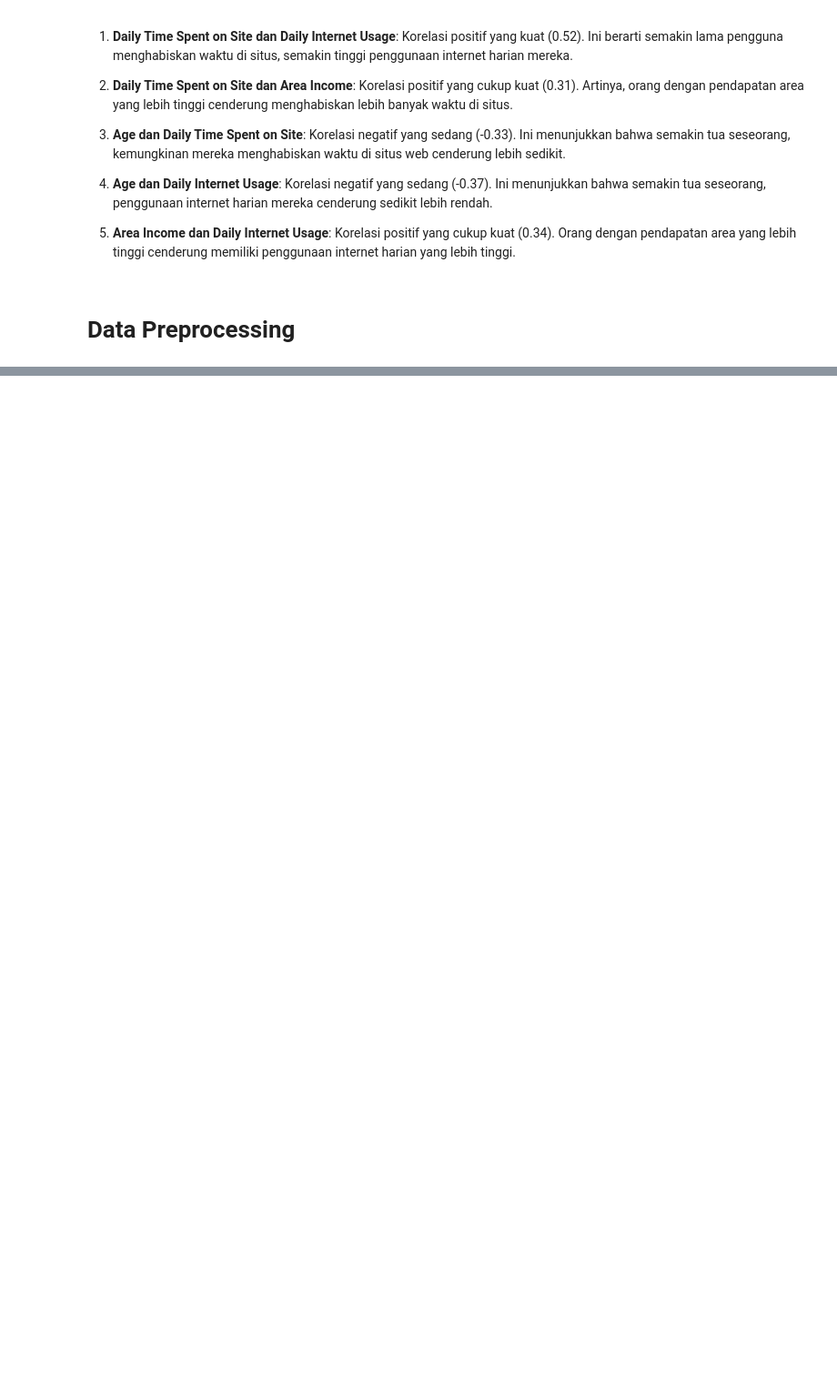
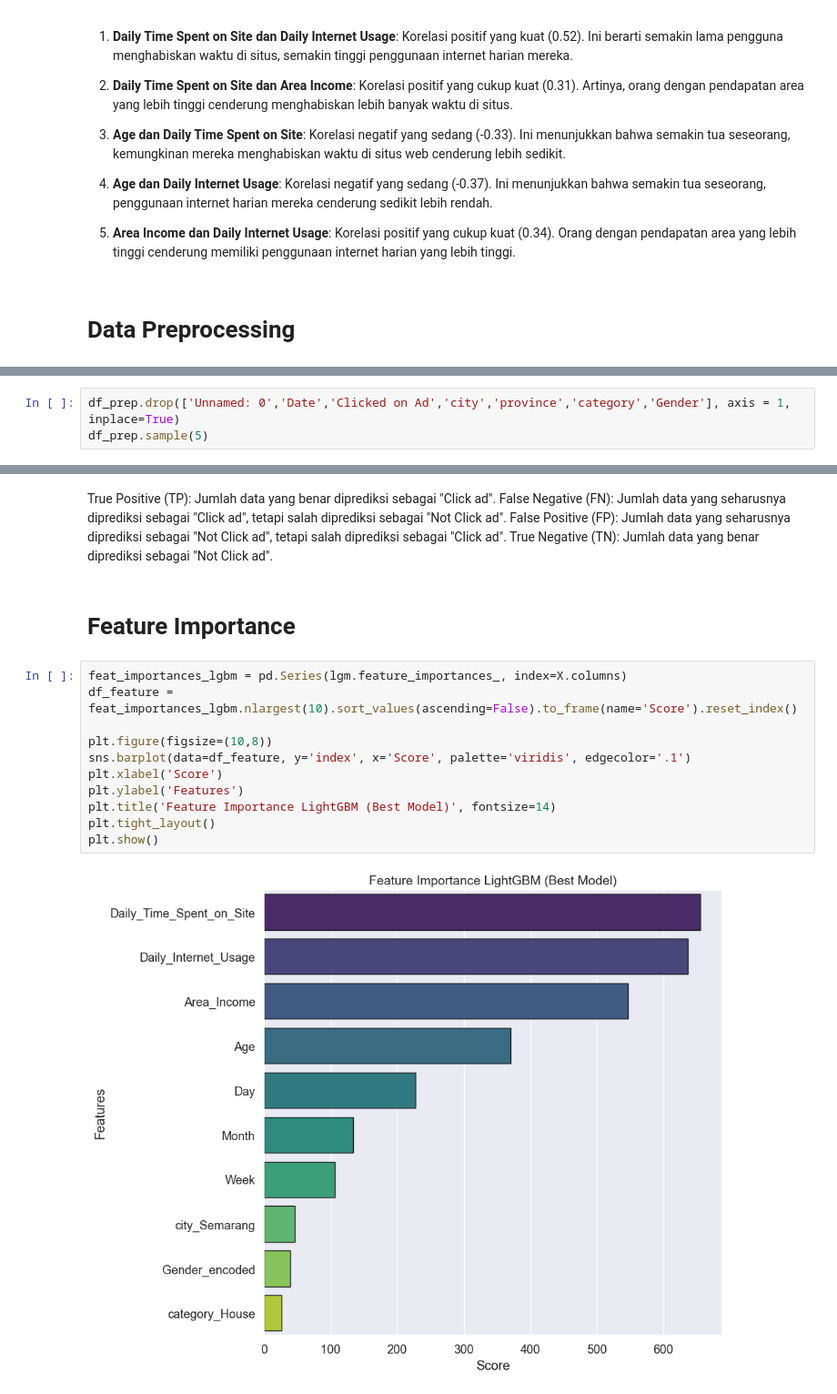
Before and after one commit to LimatanL/Predict-Customer-Clicked-Ads-Classification-by-Using-Machine-Learning, a Jupyter notebook: Predict-Customer-Clicked-Ads-Classification-by-Using-Machine-Learning.ipynb, the cells around one changed output, grey strips where cells are left out. Shown at 91% size. Saved outputs shown, nothing was run; the diff lists cells and outputs as text; blank space fills up the shorter version.

```diff
--- a/Predict-Customer-Clicked-Ads-Classification-by-Using-Machine-Learning.ipynb
+++ b/Predict-Customer-Clicked-Ads-Classification-by-Using-Machine-Learning.ipynb
@@ -331,0 +507,3 @@ plt.show()
+# %%
+df_prep.drop(['Unnamed: 0','Date','Clicked on Ad','city','province','category','Gender'], axis = 1, inplace=True)
+df_prep.sample(5)
@@ -331,0 +691,20 @@ plt.show()
+# %% [markdown]
+True Positive (TP): Jumlah data yang benar diprediksi sebagai "Click ad".
+False Negative (FN): Jumlah data yang seharusnya diprediksi sebagai "Click ad", tetapi salah diprediksi sebagai "Not Click ad".
+False Positive (FP): Jumlah data yang seharusnya diprediksi sebagai "Not Click ad", tetapi salah diprediksi sebagai "Click ad".
+True Negative (TN): Jumlah data yang benar diprediksi sebagai "Not Click ad".
+# %% [markdown]
+# Feature Importance
+# %%
+feat_importances_lgbm = pd.Series(lgm.feature_importances_, index=X.columns)
+df_feature = feat_importances_lgbm.nlargest(10).sort_values(ascending=False).to_frame(name='Score').reset_index()
+
+plt.figure(figsize=(10,8))
+sns.barplot(data=df_feature, y='index', x='Score', palette='viridis', edgecolor='.1')
+plt.xlabel('Score')
+plt.ylabel('Features')
+plt.title('Feature Importance LightGBM (Best Model)', fontsize=14)
+plt.tight_layout()
+plt.show()
+# %% [output]
+[figure, added]
```
Also changed, not shown: parts of 49 cells of this notebook.
